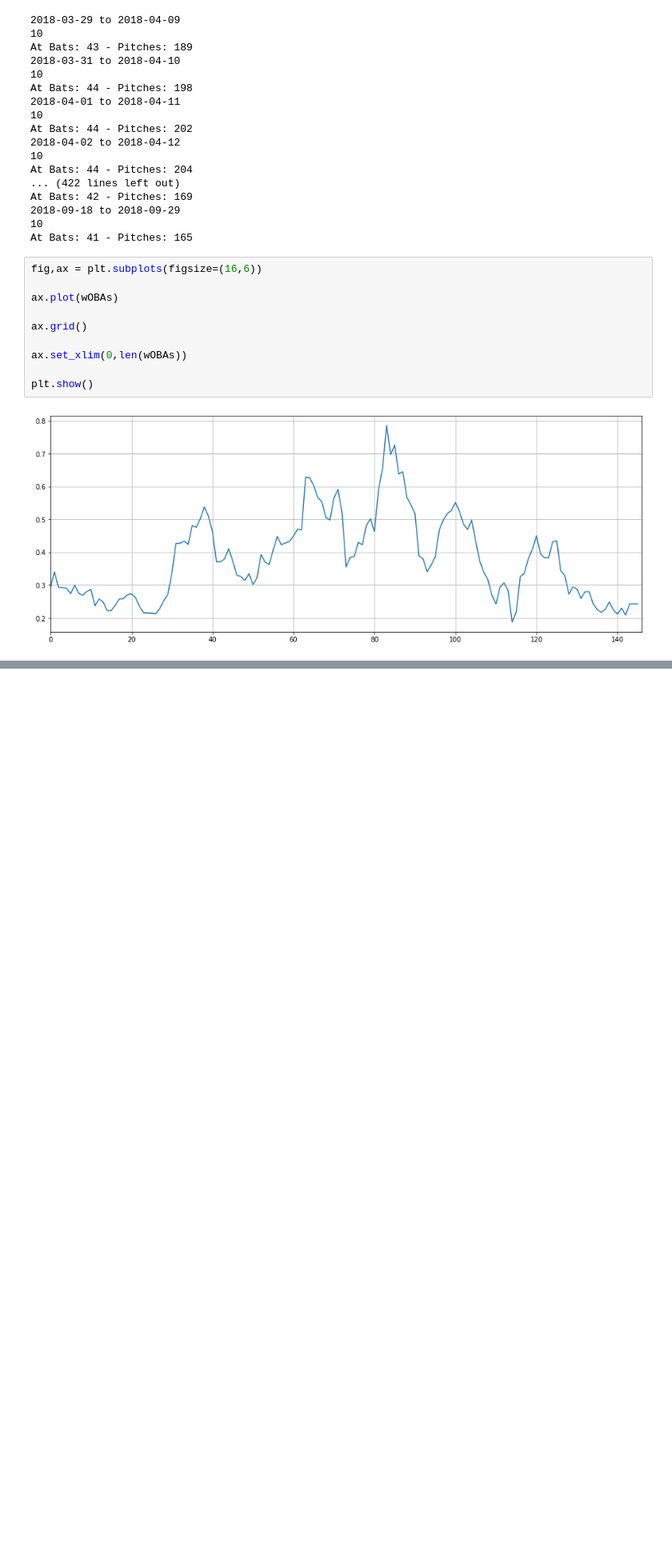
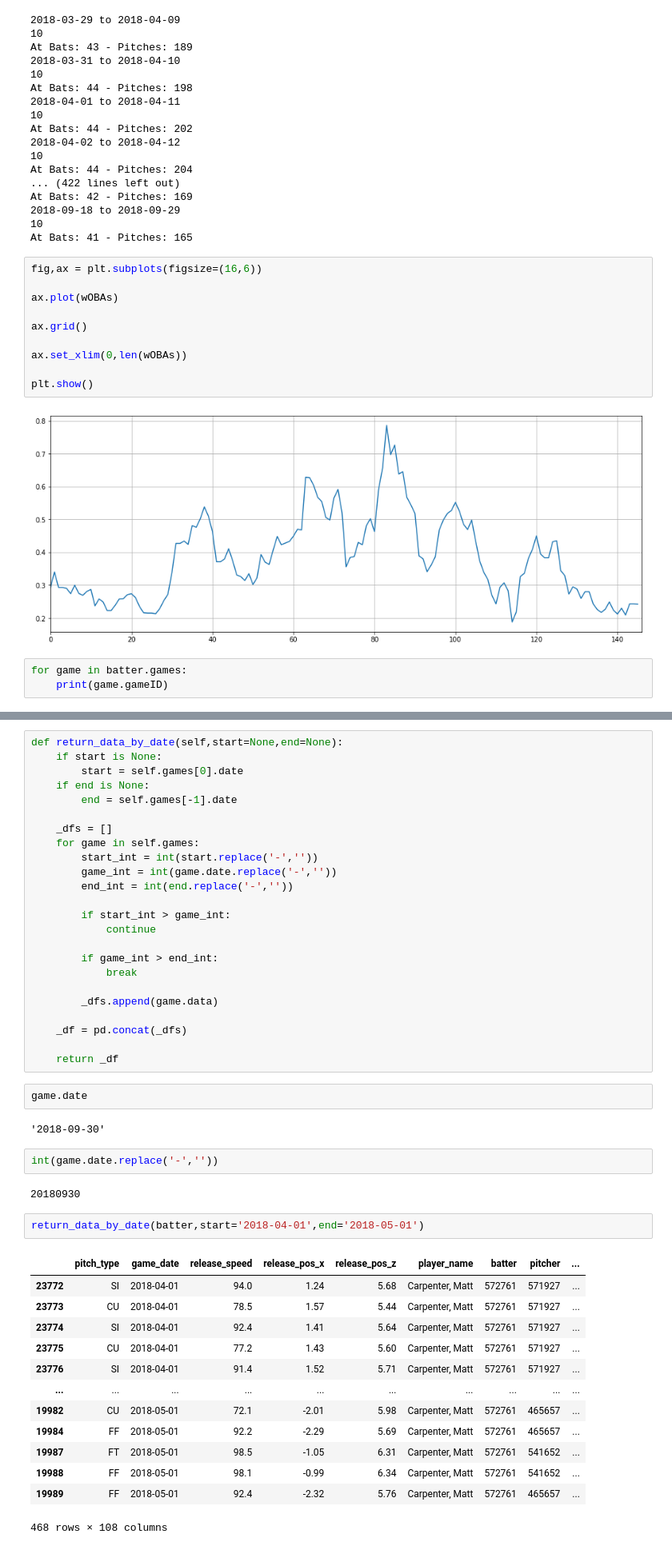
Before and after one commit to jhowenstein/statcast-batter-analysis, a Jupyter notebook: Date Selection.ipynb, the cells around one changed output, grey strips where cells are left out. Shown at 80% size. Saved outputs shown, nothing was run; the diff lists cells and outputs as text; blank space fills up the shorter version.

```diff
--- a/Date Selection.ipynb
+++ b/Date Selection.ipynb
@@ -171,3 +272,6 @@ ax.set_xlim(0,len(wOBAs))
 plt.show()
 # %% [output]
 [figure]
+# %%
+for game in batter.games:
+    print(game.gameID)
@@ -173,0 +296,48 @@ plt.show()
+# %%
+def return_data_by_date(self,start=None,end=None):
+    if start is None:
+        start = self.games[0].date
+    if end is None:
+        end = self.games[-1].date
+
+    _dfs = []
+    for game in self.games:
+        start_int = int(start.replace('-',''))
+        game_int = int(game.date.replace('-',''))
+        end_int = int(end.replace('-',''))
+
+        if start_int > game_int:
+            continue
+
+        if game_int > end_int:
+            break
+
+        _dfs.append(game.data)
+
+    _df = pd.concat(_dfs)
+
+    return _df
+# %%
+game.date
+# %% [output]
+'2018-09-30'
+# %%
+int(game.date.replace('-',''))
+# %% [output]
+20180930
+# %%
+return_data_by_date(batter,start='2018-04-01',end='2018-05-01')
+# %% [output]
+|  | pitch_type | game_date | release_speed | release_pos_x | release_pos_z | player_name | batter | pitcher | ... |
+| 23772 | SI | 2018-04-01 | 94.0 | 1.24 | 5.68 | Carpenter, Matt | 572761 | 571927 | ... |
+| 23773 | CU | 2018-04-01 | 78.5 | 1.57 | 5.44 | Carpenter, Matt | 572761 | 571927 | ... |
+| 23774 | SI | 2018-04-01 | 92.4 | 1.41 | 5.64 | Carpenter, Matt | 572761 | 571927 | ... |
+| 23775 | CU | 2018-04-01 | 77.2 | 1.43 | 5.60 | Carpenter, Matt | 572761 | 571927 | ... |
+| 23776 | SI | 2018-04-01 | 91.4 | 1.52 | 5.71 | Carpenter, Matt | 572761 | 571927 | ... |
+| ... | ... | ... | ... | ... | ... | ... | ... | ... | ... |
+| 19982 | CU | 2018-05-01 | 72.1 | -2.01 | 5.98 | Carpenter, Matt | 572761 | 465657 | ... |
+| 19984 | FF | 2018-05-01 | 92.2 | -2.29 | 5.69 | Carpenter, Matt | 572761 | 465657 | ... |
+| 19987 | FT | 2018-05-01 | 98.5 | -1.05 | 6.31 | Carpenter, Matt | 572761 | 541652 | ... |
+| 19988 | FF | 2018-05-01 | 98.1 | -0.99 | 6.34 | Carpenter, Matt | 572761 | 541652 | ... |
+| 19989 | FF | 2018-05-01 | 92.4 | -2.32 | 5.76 | Carpenter, Matt | 572761 | 465657 | ... |
+468 rows × 108 columns
```
Also changed, not shown: parts of 3 cells of this notebook, 1 other file.
